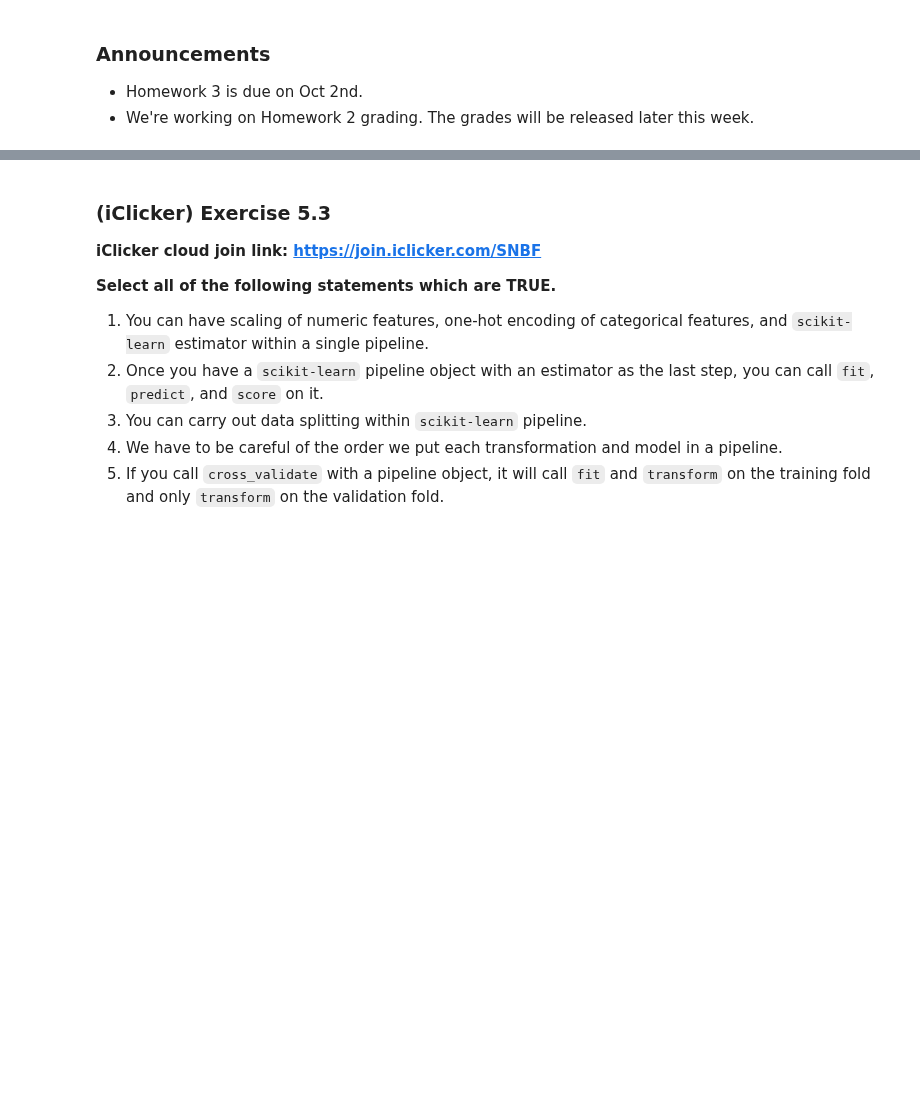
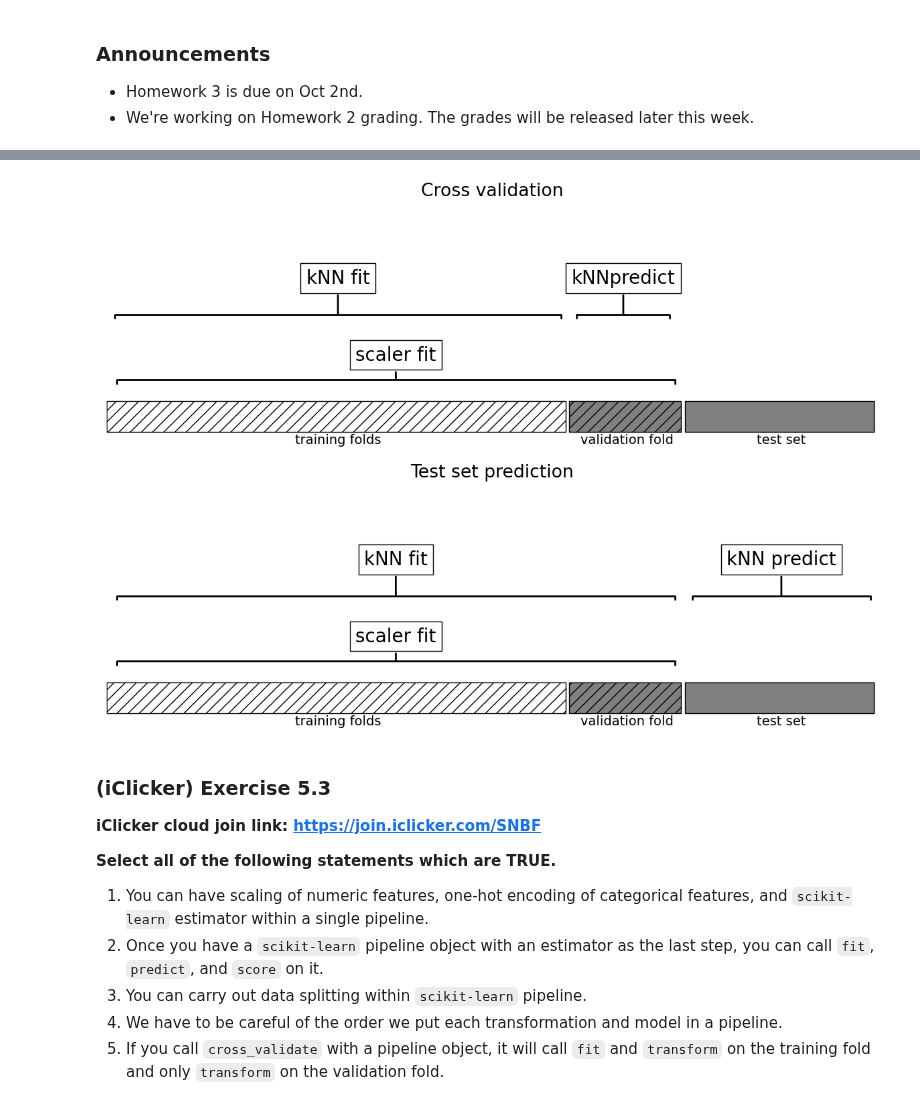
Before and after one commit to UBC-CS/cpsc330-2023W1, a Jupyter notebook: lectures/slides/06_slides.ipynb, the cells around one changed output, grey strips where cells are left out. Saved outputs shown, nothing was run; the diff lists cells and outputs as text; code cells hidden in the pictures; blank space fills up the shorter version.

```diff
--- a/lectures/slides/06_slides.ipynb
+++ b/lectures/slides/06_slides.ipynb
@@ -30,3 +140,7 @@ from sklearn.tree import DecisionTreeClassifier
+# %%
+plot_improper_processing("kNN")
+# %% [output]
+[figure, added]
 # %% [markdown]
 ### (iClicker) Exercise 5.3
 
```
Also changed, not shown: parts of 16 cells of this notebook.
